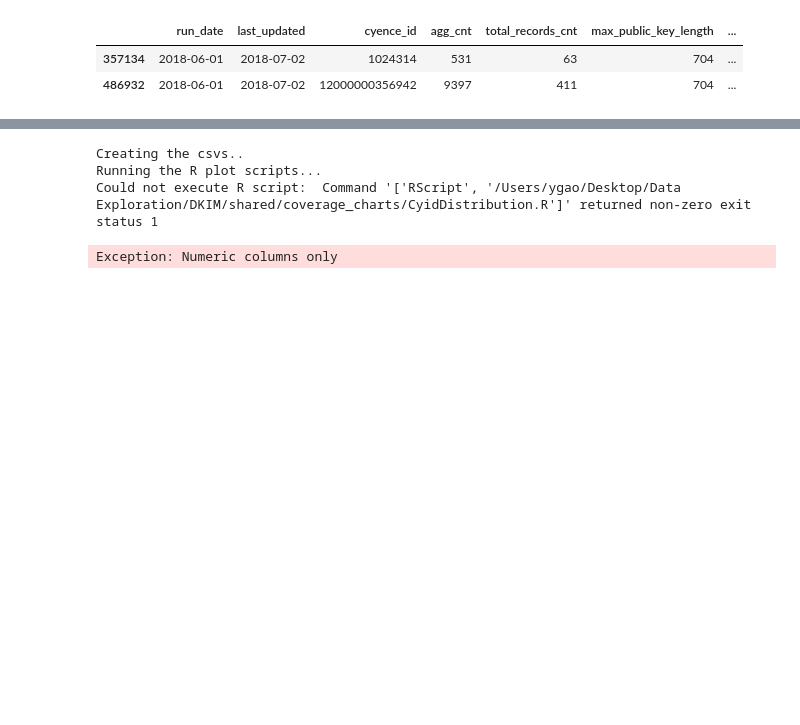
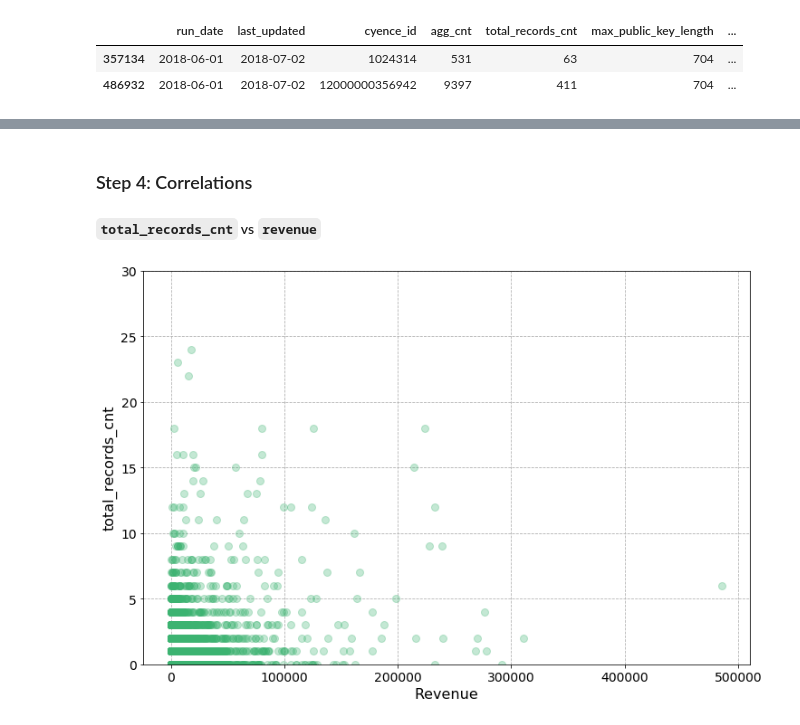
Before and after one commit to Yiming-Gao/Cyence, a Jupyter notebook: Data_Exploration/Email_Security/exploration_email.ipynb, the cells around one changed output, grey strips where cells are left out. Drawn from its saved outputs; the diff is of its cells as text; code cells hidden in the pictures; blank space fills up the shorter version.

```diff
--- a/Data_Exploration/Email_Security/exploration_email.ipynb
+++ b/Data_Exploration/Email_Security/exploration_email.ipynb
@@ -245,6 +221,0 @@ Left join two datasets:
-# %%
-# inner join DKIM data with company info
-new_dkim = pd.merge(dkim, companies_info, on = ["cyence_id", "cyence_id"], how = "left")
-new_dkim.head()
-
-# new_data.agg_cnt.value_counts()
@@ -421,12 +229,0 @@ Retrieving ER information from company_info_jp
-# %%
-exploration.create_breakdown_plots(cyids_info, er_info)
-# %% [output]
-Creating the csvs..
-Running the R plot scripts...
-Could not execute R script:  Command '['RScript', '/Users/ygao/Desktop/Data Exploration/DKIM/shared/coverage_charts/CyidDistribution.R']' returned non-zero exit status 1
-# %%
-# Get correlation between variables- works best with <10
-# Generates both Pearson and Spearman
-plot.var_corr(agg_data)
-# %% [output]
-Exception: Numeric columns only
@@ -442,0 +230,19 @@ plot.make_corr_chart(corr_info.drop('cyence_id', 1))
+# %% [markdown]
+### Step 4: Correlations
+#### `total_records_cnt` vs `revenue`
+# %%
+# Scatter plot
+plt.figure(figsize = (12, 8))
+plt.plot(new_dkim['revenue'] , new_dkim['total_records_cnt'], "o", color = "mediumseagreen", alpha = 0.3, markersize = 8)
+
+# settings
+plt.xlabel("Revenue", fontsize = 16)
+plt.ylabel("total_records_cnt", fontsize = 16)
+plt.xticks(fontsize = 14)
+plt.yticks(fontsize = 14)
+plt.ylim((0, 30))
+plt.grid(ls = "--")
+
+# plt.savefig("revenue_agg_cnt.png")
+# %% [output]
+[figure, added]
```
Also changed, not shown: parts of 51 cells of this notebook.
